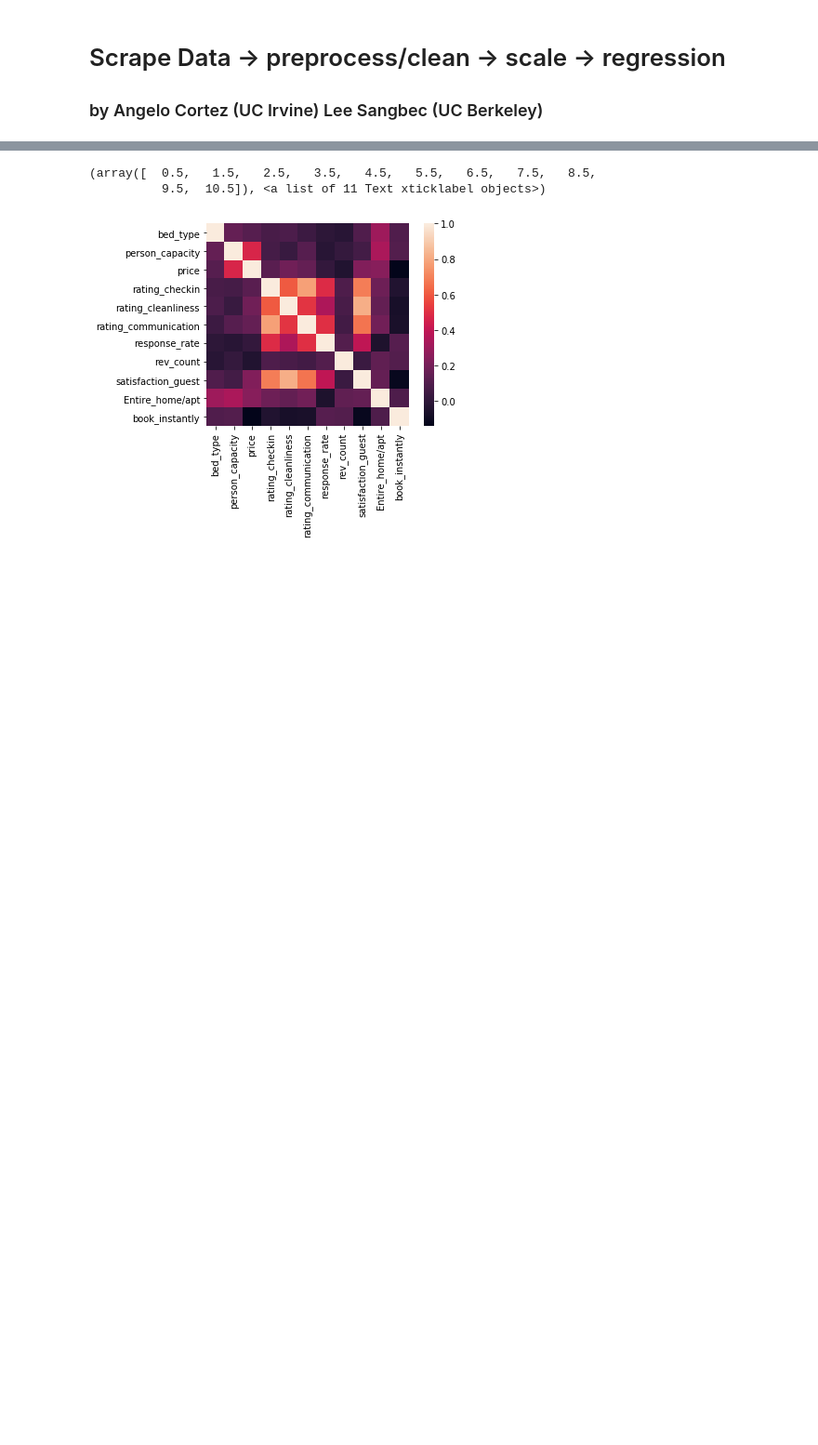
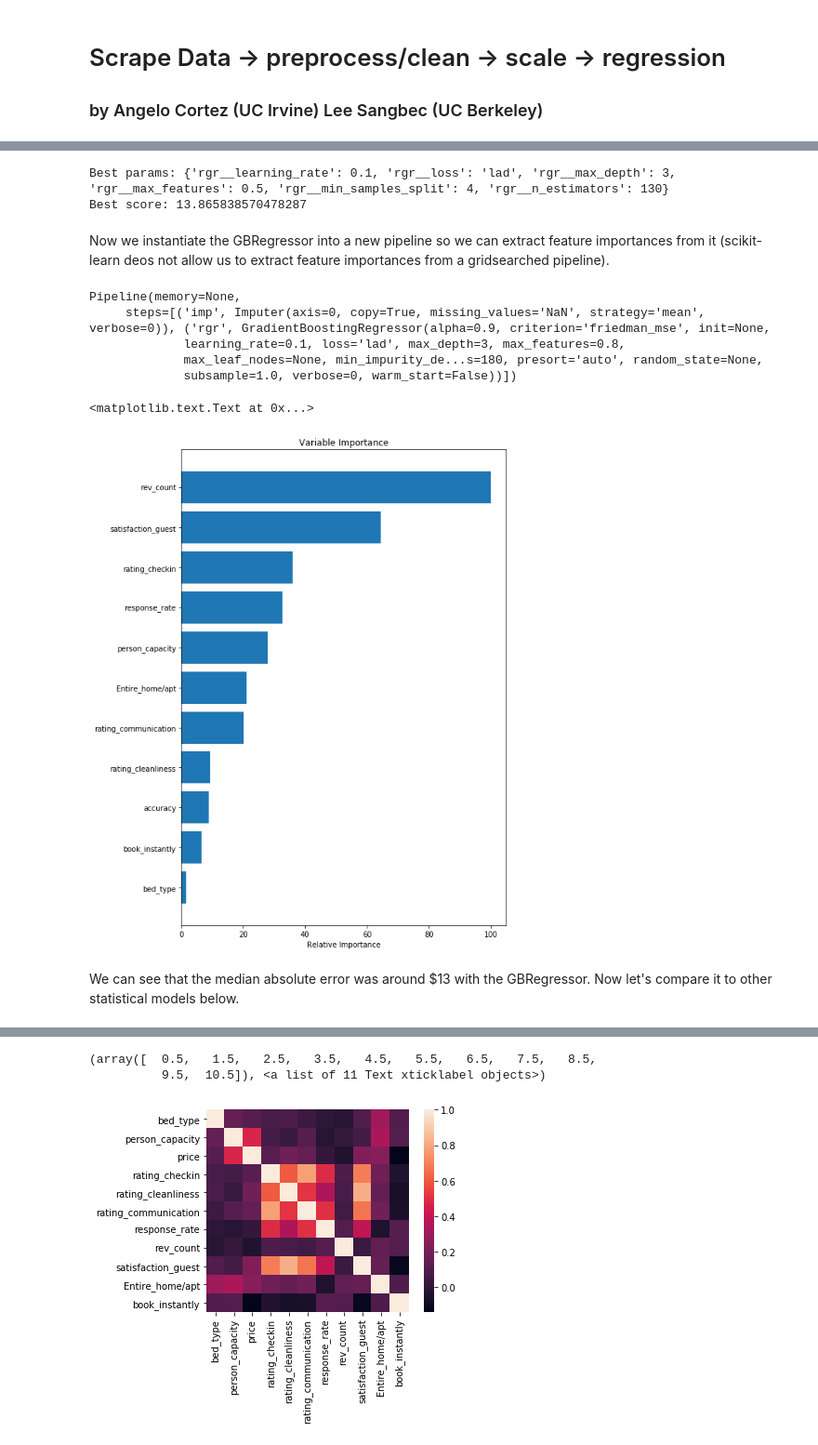
Before and after one commit to angelotc/AlgoInTYO, a Jupyter notebook: AlgoInTYO.ipynb, the cells around one changed output, grey strips where cells are left out. Shown at 93% size. Saved outputs shown, nothing was run; the diff lists cells and outputs as text; code cells hidden in the pictures; blank space fills up the shorter version.

```diff
--- a/AlgoInTYO.ipynb
+++ b/AlgoInTYO.ipynb
@@ -339,0 +73,17 @@ AttributeError: 'numpy.ndarray' object has no attribute 'columns'
+# %%
+
+pipeline3 = Pipeline([
+    ('imp', Imputer(missing_values='NaN', strategy = 'mean', axis=0)),
+    ('rgr', GradientBoostingRegressor())
+])
+
+tuned_parameters = {
+    "rgr__n_estimators":      [ n for n in range(80,200,10)],
+    "rgr__max_depth" :        [ 3  ],
+    "rgr__learning_rate":     [   0.1],
+    "rgr__min_samples_split" :[ 4,    6    , 8],
+    "rgr__loss" :             [ 'ls', 'lad'                  ],
+    "rgr__max_features":      [ 1.0, 0.8,  0.5, 0.3   , 0.1    ]}
+
+noScalePipe = GridSearchCV(pipeline3, tuned_parameters, cv=5, scoring='neg_median_absolute_error')
+noScalePipe.fit(X_train, y_train)
@@ -339,0 +101,5 @@ AttributeError: 'numpy.ndarray' object has no attribute 'columns'
+# %%
+show_best(noScalePipe)
+# %% [output]
+Best params: {'rgr__learning_rate': 0.1, 'rgr__loss': 'lad', 'rgr__max_depth': 3, 'rgr__max_features': 0.5, 'rgr__min_samples_split': 4, 'rgr__n_estimators': 130}
+Best score: 13.865838570478287
@@ -339,0 +108,41 @@ AttributeError: 'numpy.ndarray' object has no attribute 'columns'
+# %% [markdown]
+Now we instantiate the GBRegressor into a new pipeline so we can extract feature importances from it (scikit-learn deos not allow us to extract feature importances from a gridsearched pipeline).
+# %%
+gbt = GradientBoostingRegressor(alpha=0.9, criterion='friedman_mse', init=None,
+               learning_rate=0.1, loss='lad', max_depth=3, max_features=0.8,
+               max_leaf_nodes=None, min_impurity_decrease=0.0,
+               min_impurity_split=None, min_samples_leaf=1,
+               min_samples_split=6, min_weight_fraction_leaf=0.0,
+               n_estimators=180, presort='auto', random_state=None,
+               subsample=1.0, verbose=0, warm_start=False)
+pipeline = Pipeline([
+    ('imp', Imputer(missing_values='NaN', strategy = 'mean', axis=0)),
+    ('rgr', gbt)
+])
+pipeline.fit(X_train, y_train)
+# %% [output]
+Pipeline(memory=None,
+     steps=[('imp', Imputer(axis=0, copy=True, missing_values='NaN', strategy='mean', verbose=0)), ('rgr', GradientBoostingRegressor(alpha=0.9, criterion='friedman_mse', init=None,
+             learning_rate=0.1, loss='lad', max_depth=3, max_features=0.8,
+             max_leaf_nodes=None, min_impurity_de...s=180, presort='auto', random_state=None,
+             subsample=1.0, verbose=0, warm_start=False))])
+# %%
+feature_importance = gbt.feature_importances_
+# make importances relative to max importance
+feature_importance = 100.0 * (feature_importance / feature_importance.max())
+sorted_idx = np.argsort(feature_importance)
+pos = np.arange(sorted_idx.shape[0]) + .5
+pvals = feature_importance[sorted_idx]
+pcols = X_train.columns[sorted_idx]
+plt.figure(figsize=(8,12))
+plt.barh(pos, pvals, align='center')
+plt.yticks(pos, pcols)
+plt.xlabel('Relative Importance')
+plt.title('Variable Importance')
+
+#As expected, person capacity was the most important variable when predicting price
+# %% [output]
+<matplotlib.text.Text at 0x...>
+[figure, added]
+# %% [markdown]
+We can see that the median absolute error was around $13 with the GBRegressor. Now let's compare it to other statistical models below.
```
Also changed, not shown: parts of 33 cells of this notebook.
